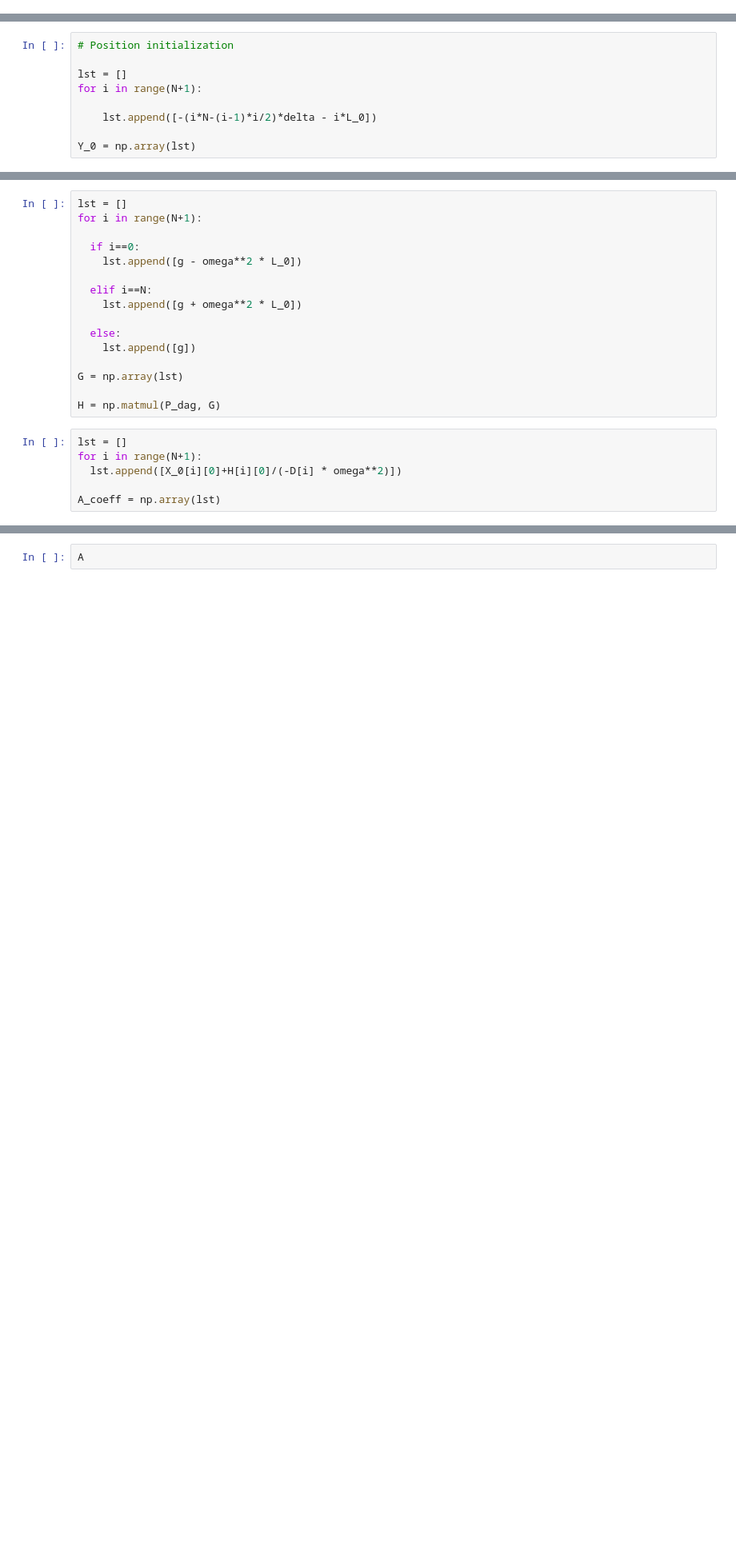
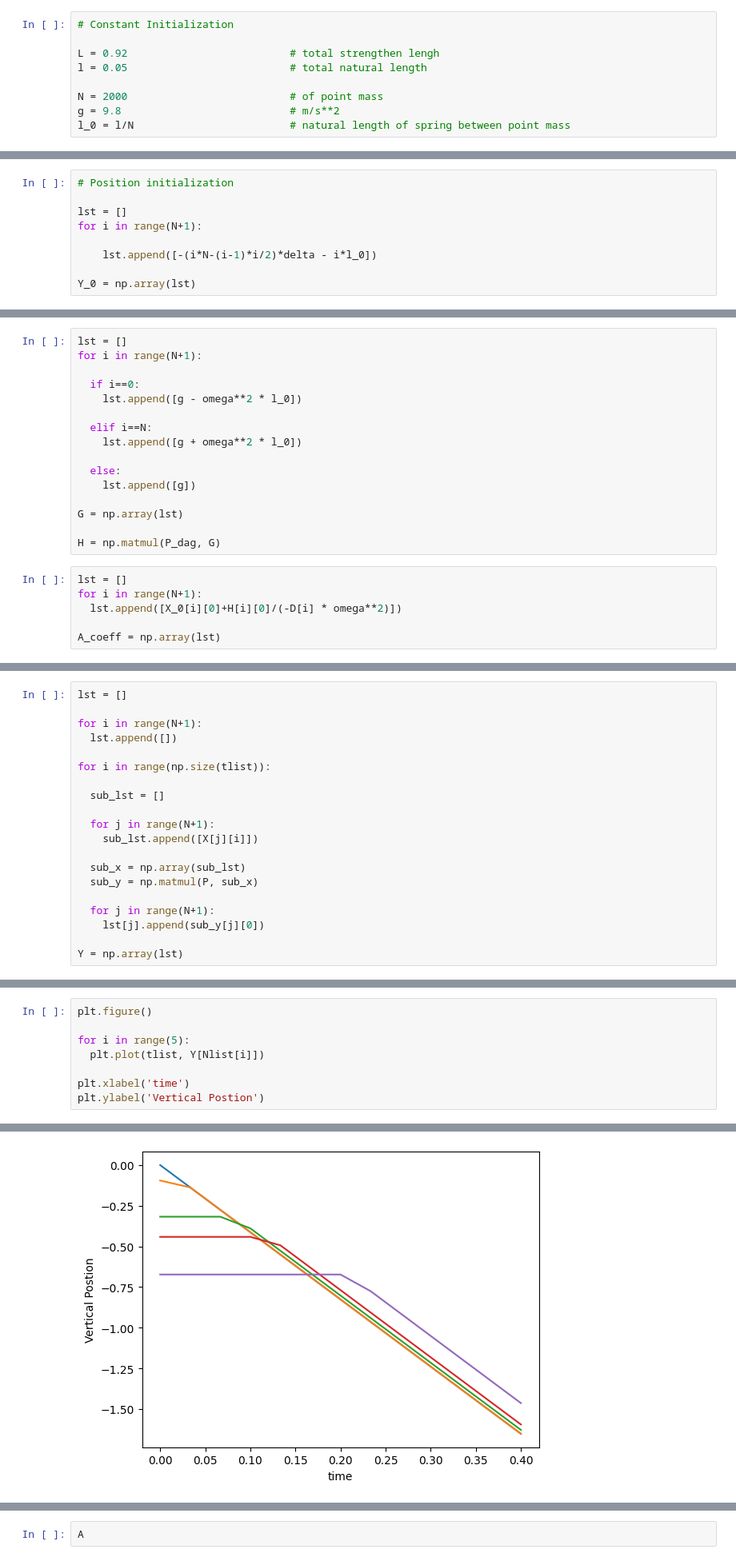
Before and after one commit to BrainConnection/Small_Project, a Jupyter notebook: Slinky Project.ipynb, the cells around one changed output, grey strips where cells are left out. Shown at 80% size. Cells and saved outputs as stored; diff of their text form; blank space fills up the shorter version.

```diff
--- a/Slinky Project.ipynb
+++ b/Slinky Project.ipynb
@@ -434,0 +422,9 @@ array([0.        , 0.03333333, 0.06666667, 0.1       , 0.13333333,
+# %%
+# Constant Initialization
+
+L = 0.92                          # total strengthen lengh
+l = 0.05                          # total natural length
+
+N = 2000                          # of point mass
+g = 9.8                           # m/s**2
+l_0 = l/N                         # natural length of spring between point mass
@@ -438,7 +474,7 @@ array([0.        , 0.03333333, 0.06666667, 0.1       , 0.13333333,
 lst = []
 for i in range(N+1):
 
-    lst.append([-(i*N-(i-1)*i/2)*delta - i*L_0])
+    lst.append([-(i*N-(i-1)*i/2)*delta - i*l_0])
 
 Y_0 = np.array(lst)
 # %%
@@ -507,10 +543,10 @@ lst = []
 for i in range(N+1):
 
   if i==0:
-    lst.append([g - omega**2 * L_0])
+    lst.append([g - omega**2 * l_0])
 
   elif i==N:
-    lst.append([g + omega**2 * L_0])
+    lst.append([g + omega**2 * l_0])
 
   else:
     lst.append([g])
@@ -650,0 +577,20 @@ Text(0, 0.5, 'Vertial Position, 1')
+# %%
+lst = []
+
+for i in range(N+1):
+  lst.append([])
+
+for i in range(np.size(tlist)):
+
+  sub_lst = []
+
+  for j in range(N+1):
+    sub_lst.append([X[j][i]])
+
+  sub_x = np.array(sub_lst)
+  sub_y = np.matmul(P, sub_x)
+
+  for j in range(N+1):
+    lst[j].append(sub_y[j][0])
+
+Y = np.array(lst)
@@ -650,0 +611,9 @@ Text(0, 0.5, 'Vertial Position, 1')
+# %%
+plt.figure()
+
+for i in range(5):
+  plt.plot(tlist, Y[Nlist[i]])
+
+plt.xlabel('time')
+plt.ylabel('Vertical Postion')
+# %% [output]
@@ -650,0 +621 @@ Text(0, 0.5, 'Vertial Position, 1')
+[figure, added]
```
Also changed, not shown: parts of 84 cells of this notebook.
